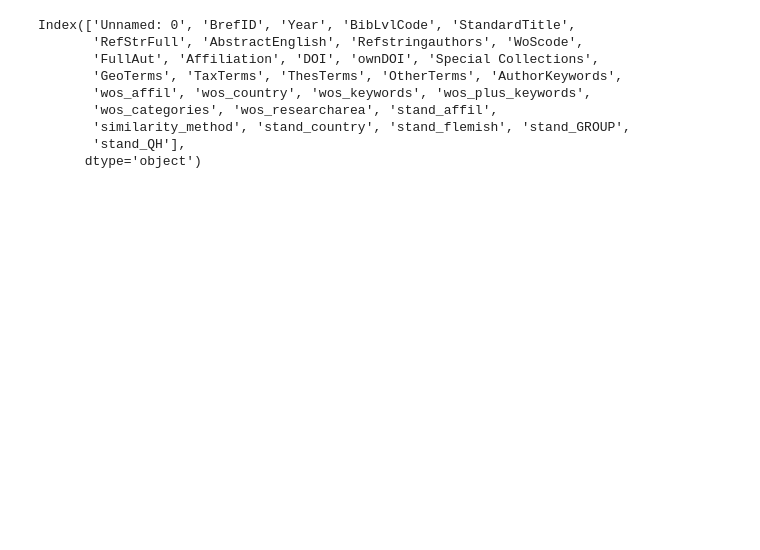
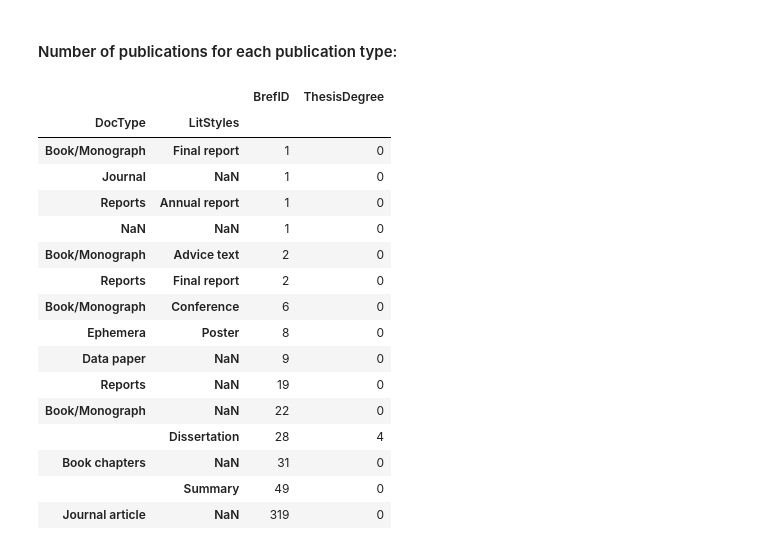
Before and after one commit to lifewatch/user-analysis, a Jupyter notebook: notebooks/Publication Types.ipynb, the cells around one changed output. Cells and saved outputs as stored; diff of their text form; code cells hidden in the pictures; blank space fills up the shorter version.

```diff
--- a/notebooks/Publication Types.ipynb
+++ b/notebooks/Publication Types.ipynb
@@ -24,12 +26,2 @@ data.rename(columns={'SortDate': 'Year'}, inplace=True)
-# %%
-data.columns
-# %% [output]
-Index(['Unnamed: 0', 'BrefID', 'Year', 'BibLvlCode', 'StandardTitle',
-       'RefStrFull', 'AbstractEnglish', 'Refstringauthors', 'WoScode',
-       'FullAut', 'Affiliation', 'DOI', 'ownDOI', 'Special Collections',
-       'GeoTerms', 'TaxTerms', 'ThesTerms', 'OtherTerms', 'AuthorKeywords',
-       'wos_affil', 'wos_country', 'wos_keywords', 'wos_plus_keywords',
-       'wos_categories', 'wos_researcharea', 'stand_affil',
-       'similarity_method', 'stand_country', 'stand_flemish', 'stand_GROUP',
-       'stand_QH'],
-      dtype='object')
+# %% [markdown]
+#### Number of publications for each publication type:
@@ -35,0 +31,21 @@ Index(['Unnamed: 0', 'BrefID', 'Year', 'BibLvlCode', 'StandardTitle',
+# %%
+pt_summ = pt.groupby(['DocType', 'LitStyles'], dropna=False, as_index=True).nunique('BrefID').sort_values('BrefID')
+pt_summ
+# %% [output]
+|  |  | BrefID | ThesisDegree |
+| DocType | LitStyles |  |  |
+| Book/Monograph | Final report | 1 | 0 |
+| Journal | NaN | 1 | 0 |
+| Reports | Annual report | 1 | 0 |
+| NaN | NaN | 1 | 0 |
+| Book/Monograph | Advice text | 2 | 0 |
+| Reports | Final report | 2 | 0 |
+| Book/Monograph | Conference | 6 | 0 |
+| Ephemera | Poster | 8 | 0 |
+| Data paper | NaN | 9 | 0 |
+| Reports | NaN | 19 | 0 |
+| Book/Monograph | NaN | 22 | 0 |
+|  | Dissertation | 28 | 4 |
+| Book chapters | NaN | 31 | 0 |
+|  | Summary | 49 | 0 |
+| Journal article | NaN | 319 | 0 |
```
Also changed, not shown: parts of 17 cells of this notebook, 3 other files.
